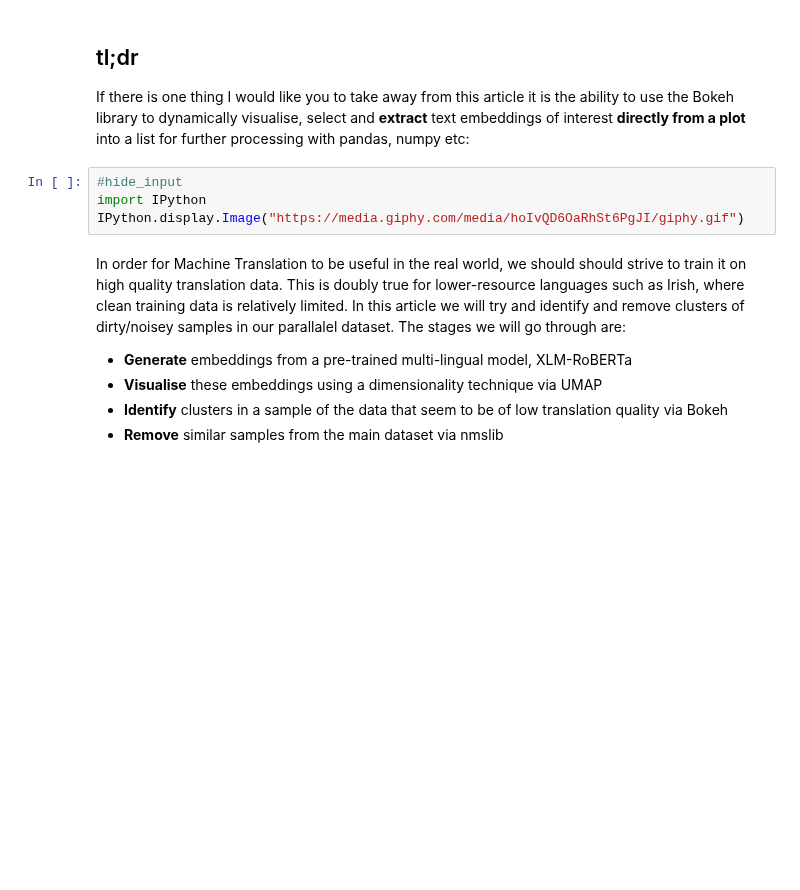
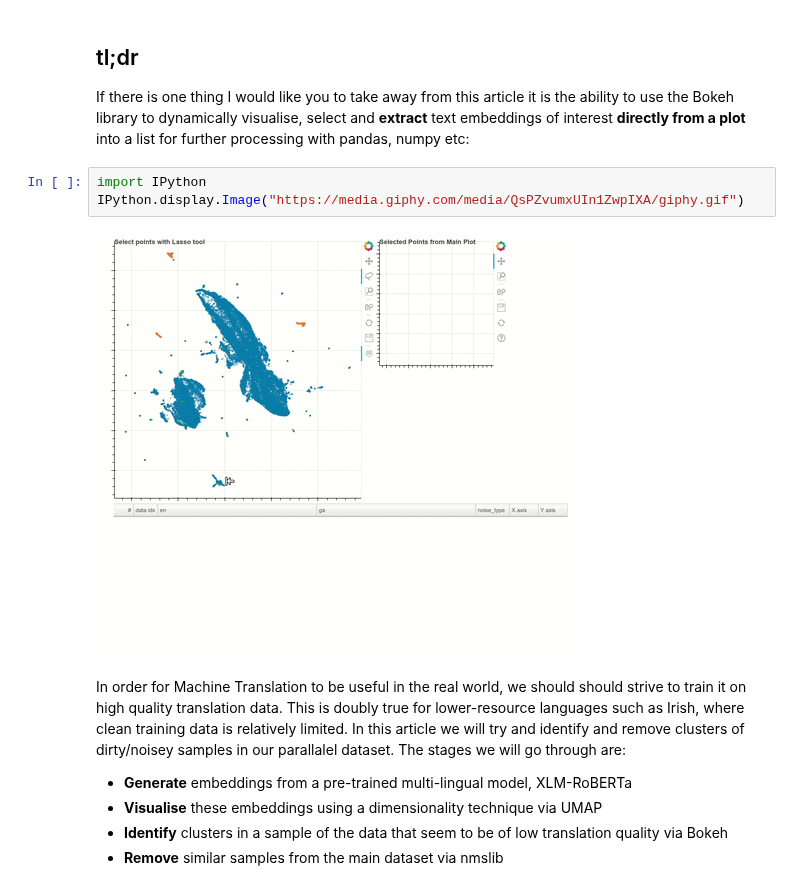
Before and after one commit to morganmcg1/ntentional, a Jupyter notebook: _notebooks/2020-06-29-Text-Cleaning-With-Clustering.ipynb, the cells around one changed output. Saved outputs shown, nothing was run; the diff lists cells and outputs as text; blank space fills up the shorter version.

```diff
--- a/_notebooks/2020-06-29-Text-Cleaning-With-Clustering.ipynb
+++ b/_notebooks/2020-06-29-Text-Cleaning-With-Clustering.ipynb
@@ -10,9 +10,10 @@
 ## tl;dr
 If there is one thing I would like you to take away from this article it is the ability to use the Bokeh library to dynamically visualise, select and **extract** text embeddings of interest **directly from a plot** into a list for further processing with pandas, numpy etc:
 # %%
-#hide_input
 import IPython
-IPython.display.Image("https://media.giphy.com/media/hoIvQD6OaRhSt6PgJI/giphy.gif")
+IPython.display.Image("https://media.giphy.com/media/QsPZvumxUIn1ZwpIXA/giphy.gif")
+# %% [output]
+[figure, added]
 # %% [markdown]
 In order for Machine Translation to be useful in the real world, we should should strive to train it on high quality translation data. This is doubly true for lower-resource languages such as Irish, where clean training data is relatively limited. In this article we will try and identify and remove clusters of dirty/noisey samples in our parallalel dataset. The stages we will go through are:
 
```
